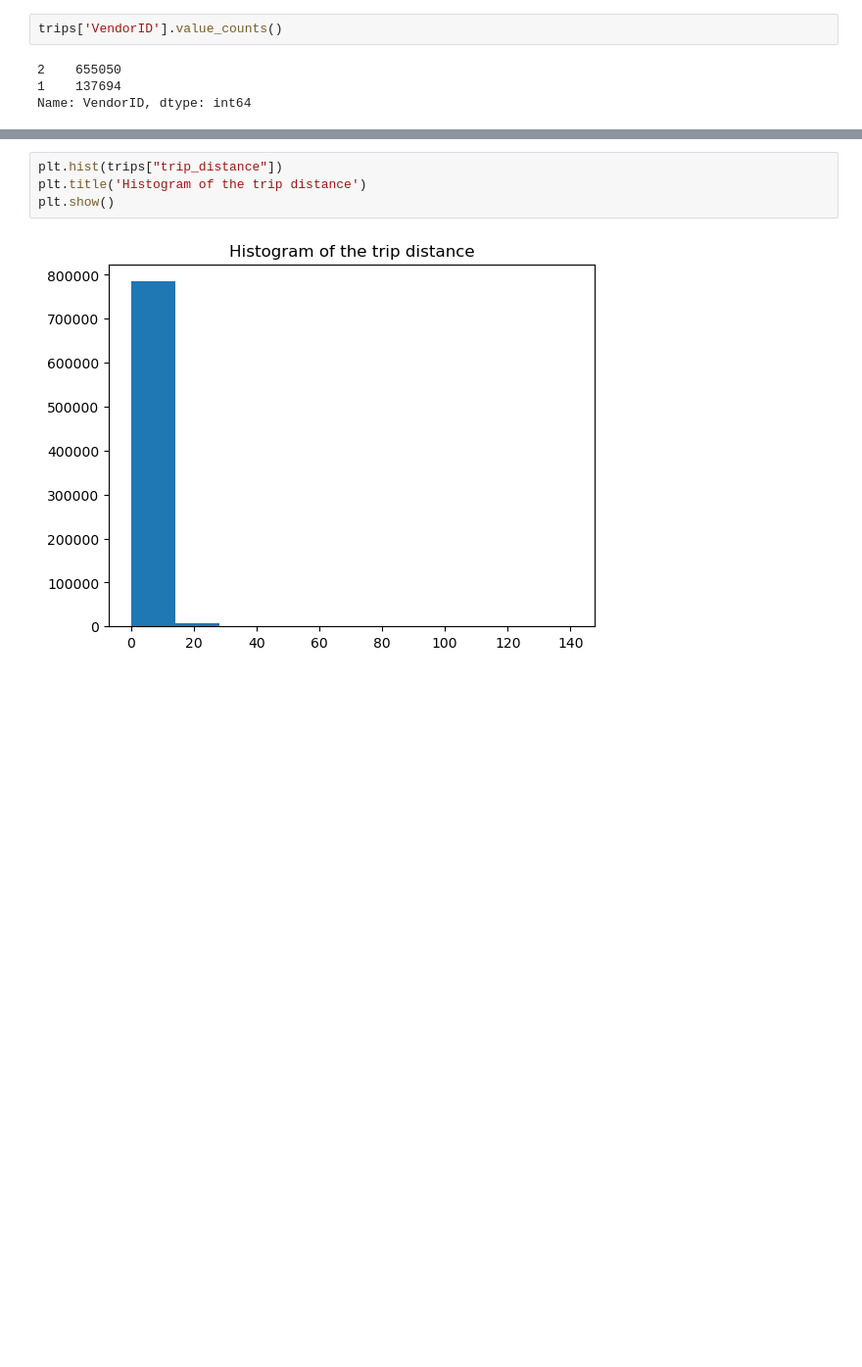
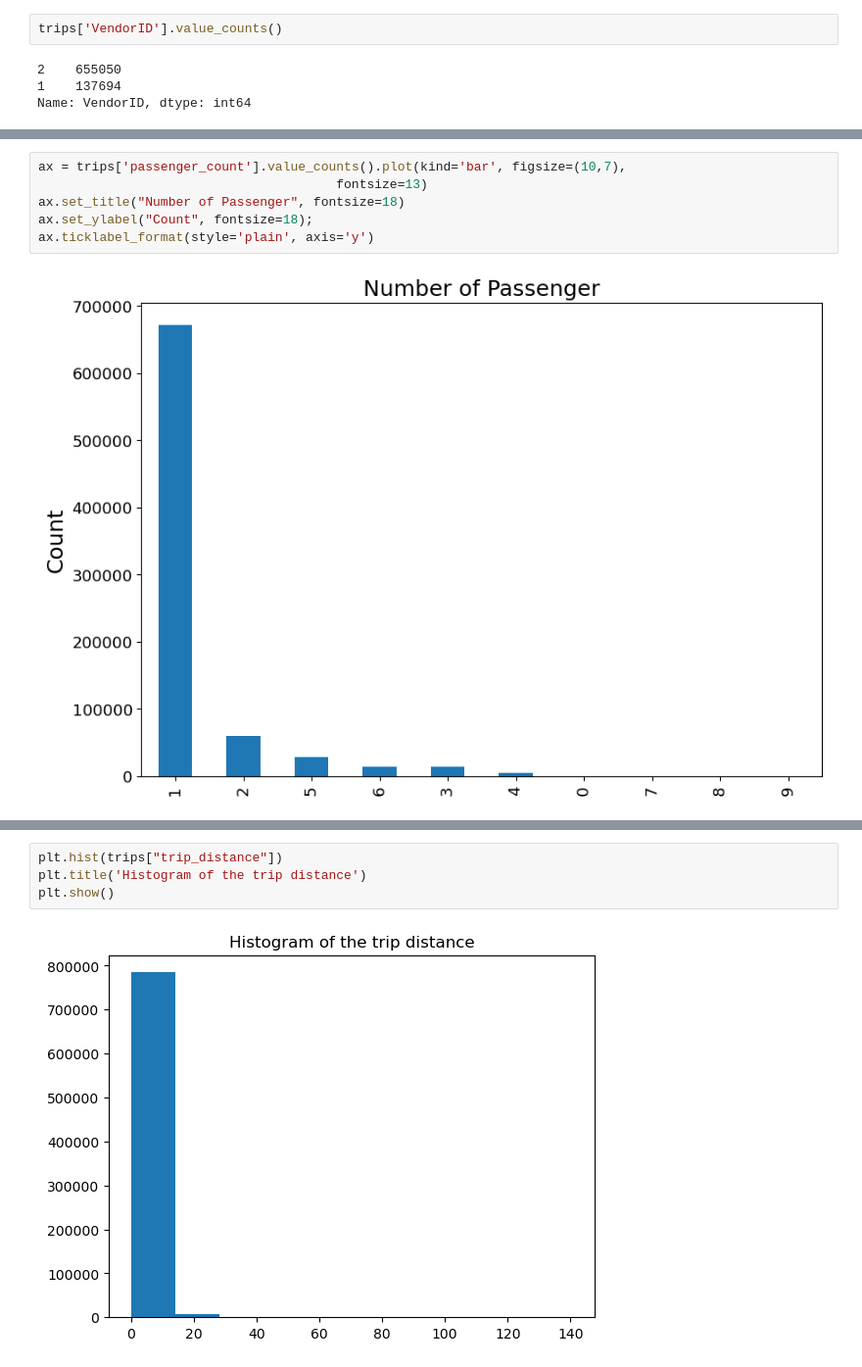
Before and after one commit to jaypareek/Analysis_NYC_GreenTaxiData, a Jupyter notebook: nyc_green_taxi_analysis.ipynb, the cells around one changed output, grey strips where cells are left out. Shown at 98% size. Saved outputs shown, nothing was run; the diff lists cells and outputs as text; blank space fills up the shorter version.

```diff
--- a/nyc_green_taxi_analysis.ipynb
+++ b/nyc_green_taxi_analysis.ipynb
@@ -153,0 +170,8 @@ Name: VendorID, dtype: int64
+# %%
+ax = trips['passenger_count'].value_counts().plot(kind='bar', figsize=(10,7),
+                                       fontsize=13)
+ax.set_title("Number of Passenger", fontsize=18)
+ax.set_ylabel("Count", fontsize=18);
+ax.ticklabel_format(style='plain', axis='y')
+# %% [output]
+[figure, added]
```
Also changed, not shown: parts of 19 cells of this notebook, 1 other file.
